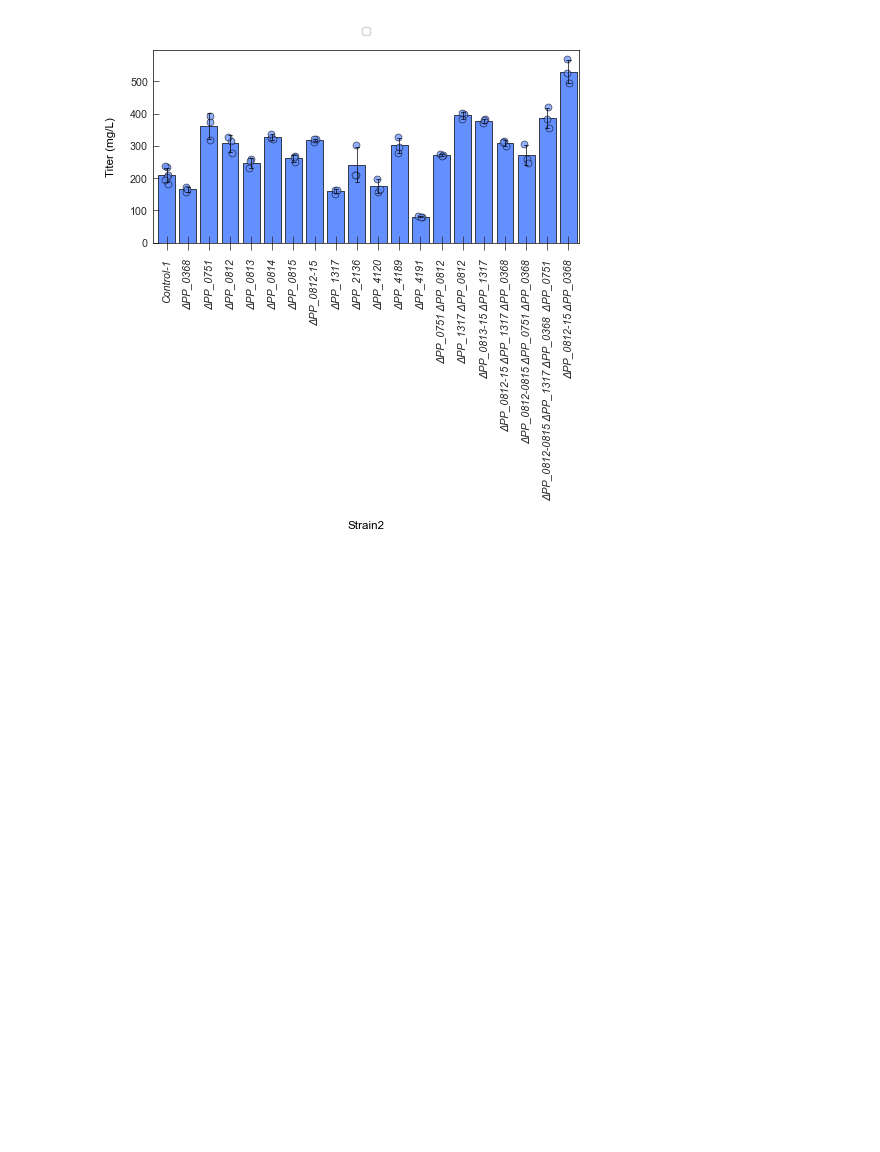
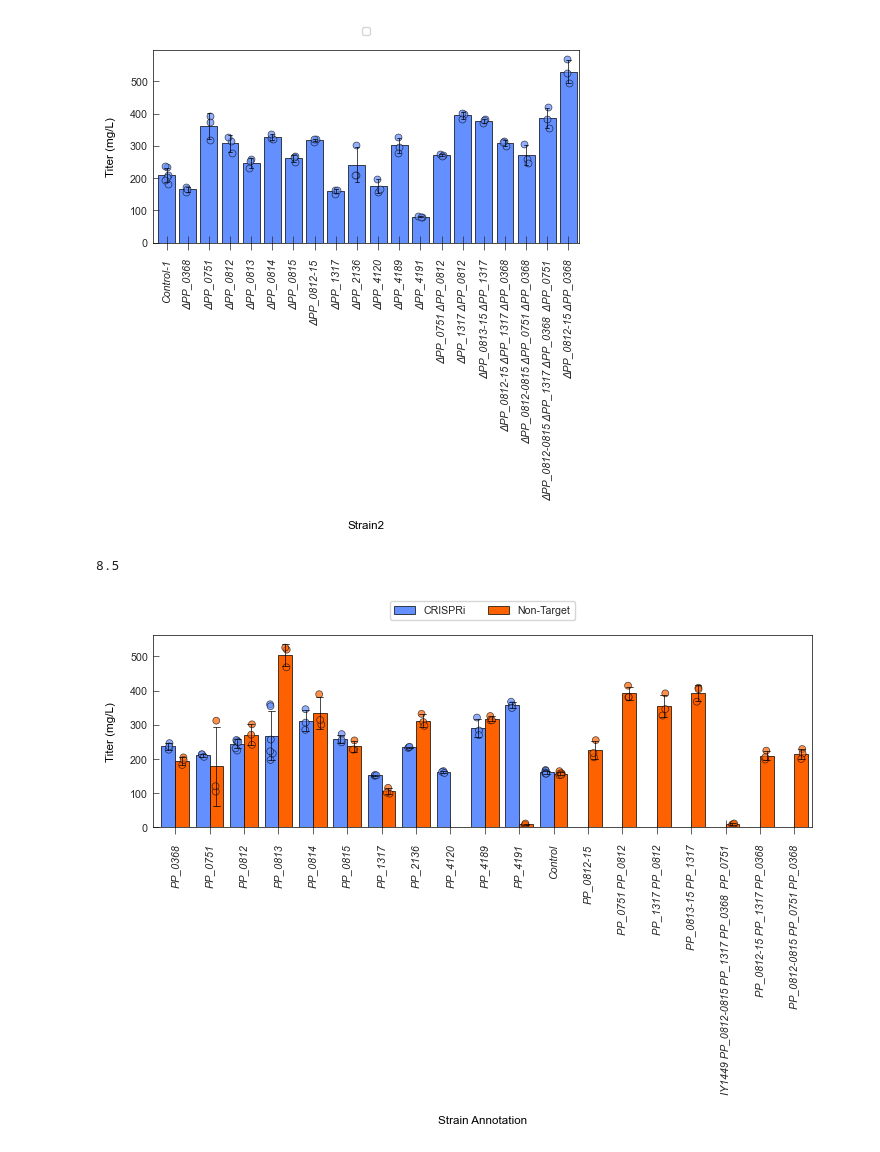
Before and after one commit to JBEI/Isoprenol_CRISPRi, a Jupyter notebook: KO_Strains.ipynb, the cells around one changed output. Drawn from its saved outputs; the diff is of its cells as text; code cells hidden in the pictures; blank space fills up the shorter version.

Commit message:
Restructuring plots

```diff
--- a/KO_Strains.ipynb
+++ b/KO_Strains.ipynb
@@ -277,3 +277,54 @@ plt.show()
 # %% [output]
 5.5
 [figure]
+# %%
+#KO_Strains
+fig="Biolector_KOs2"
+df = pd.read_csv('Figure_Data\\241118_Biolector_KOs3.csv')
+data=df.copy()
+
+#def add_newline(label, max_length=15):
+#    if len(label) <= max_length:
+#        return label  # No need to modify
+#    split_index = label.find(" ", max_length)  # Find the next space after max_length
+#    if split_index == -1:  # If no space is found, return as-is
+#        return label
+#    return label[:split_index] + "\n" + label[split_index + 1:]
+
+# Apply the function to the 'Strain' column
+#data["Strain2"] = data["Strain"].apply(add_newline)
+
+sns.set_palette(palette=enmax_palette)
+plot_color = "#648FFF"
+
+w=len(data)/12
+print(w)
+plt.figure(figsize=(w,2.5))
+
+#plot stripplot overlaid on a barplot
+ax=sns.stripplot(
+    data, x="Strain",
+    y="Titer", hue = "Type",
+    dodge=True, alpha=0.7, linewidth =line_size, edgecolor="0", zorder=2)
+
+ax=sns.barplot(
+    data, x="Strain", y="Titer", hue = "Type",
+    errorbar="sd", zorder=0, capsize=0.2, errcolor="0", errwidth=line_size,
+    linewidth =line_size, edgecolor="0", ax=ax,saturation=1)
+legend_handles, labels = ax.get_legend_handles_labels()
+
+#format axes and legend
+plt.xlabel('Strain Annotation', labelpad=15)
+plt.ylabel('Titer (mg/L)', labelpad=10)
+plt.legend(legend_handles,['_','_','CRISPRi','Non-Target'],bbox_to_anchor=(0.5, 1.05), loc='lower center', ncol=4)
+
+plt.ylim(0,)
+plt.xticks(rotation='vertical',style='italic')
+
+ax.set_xlim(-0.65,None)
+
+plt.savefig(f'Figure_Export\\{fig}.svg',dpi=1200, bbox_inches = 'tight')
+plt.show()
+# %% [output]
+8.5
+[figure, added]
```
Also changed, not shown: parts of 1 cell of this notebook, 9 other files.
